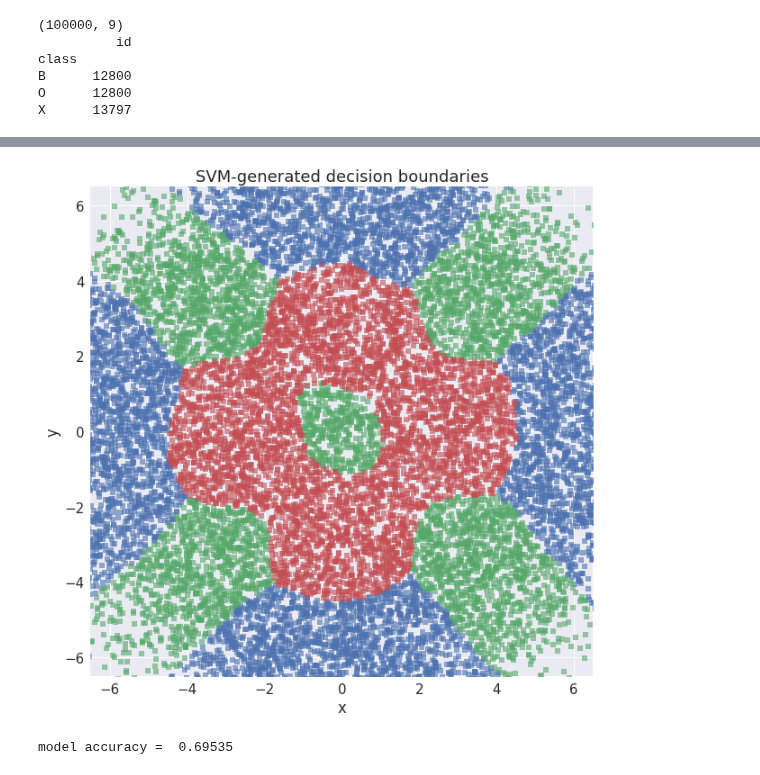
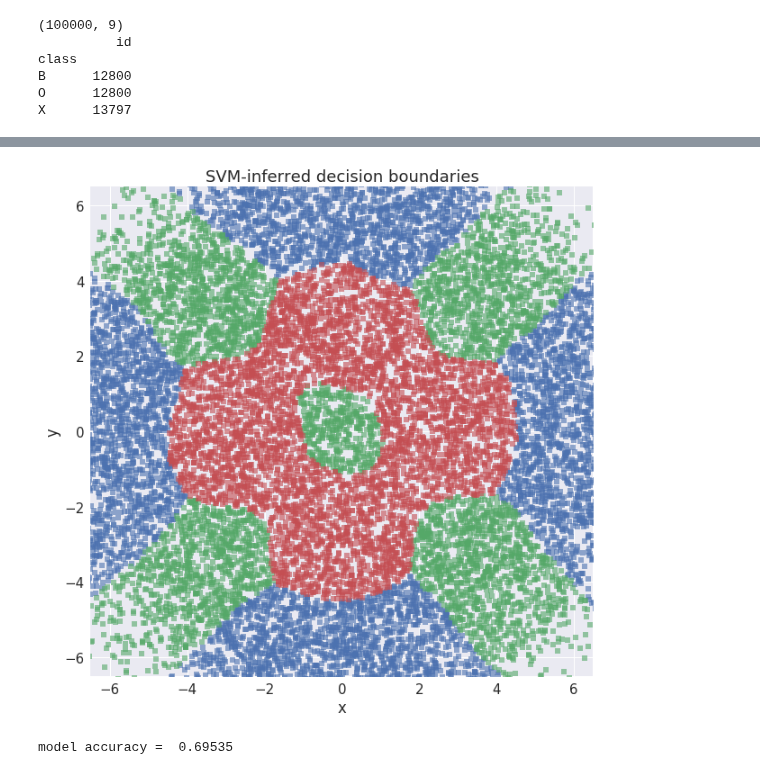
Before and after one commit to joehahn/exes-n-ohs, a Jupyter notebook: svm_model.ipynb, the cells around one changed output, grey strips where cells are left out. Saved outputs shown, nothing was run; the diff lists cells and outputs as text; code cells hidden in the pictures.

```diff
--- a/svm_model.ipynb
+++ b/svm_model.ipynb
@@ -165,32 +165,32 @@ test.head()
 # %%
 #scatterplot showing model's predicted decision boundaries
 df = test
 xy_rng = (-6.5, 6.5)
 sz = 30
 f, ax = plt.subplots(figsize=(10,10))
 lbl = 'B'
 idx = (df['class_pred'] == lbl)
 xp = df[idx].x
 yp = df[idx].y
 p = sns.regplot(xp, yp, ax=ax, fit_reg=False, scatter_kws={'alpha':0.6, 's': sz}, marker='s', label=lbl)
 lbl = 'X'
 idx = (df['class_pred'] == lbl)
 xp = df[idx].x
 yp = df[idx].y
 p = sns.regplot(xp, yp, ax=ax, fit_reg=False, scatter_kws={'alpha':0.6, 's': sz}, marker='s', label=lbl)
 lbl = 'O'
 idx = (df['class_pred'] == lbl)
 xp = df[idx].x
 yp = df[idx].y
 p = sns.regplot(xp, yp, ax=ax, fit_reg=False, scatter_kws={'alpha':0.6, 's': sz}, marker='s', label=lbl)
-p = ax.set_title('SVM-generated decision boundaries')
+p = ax.set_title('SVM-inferred decision boundaries')
 p = ax.set_xlabel('x')
 p = ax.set_ylabel('y')
 p = ax.set_xlim(xy_rng)
 p = ax.set_ylim(xy_rng)
 plt.savefig('figs/svm_decision_boundary.png')
 # %% [output]
-[figure, old version]
+[figure, new version]
 # %%
 #model accuracy
 idx = (test['class'] == test['class_pred'])
```
Also changed, not shown: 1 other file.
